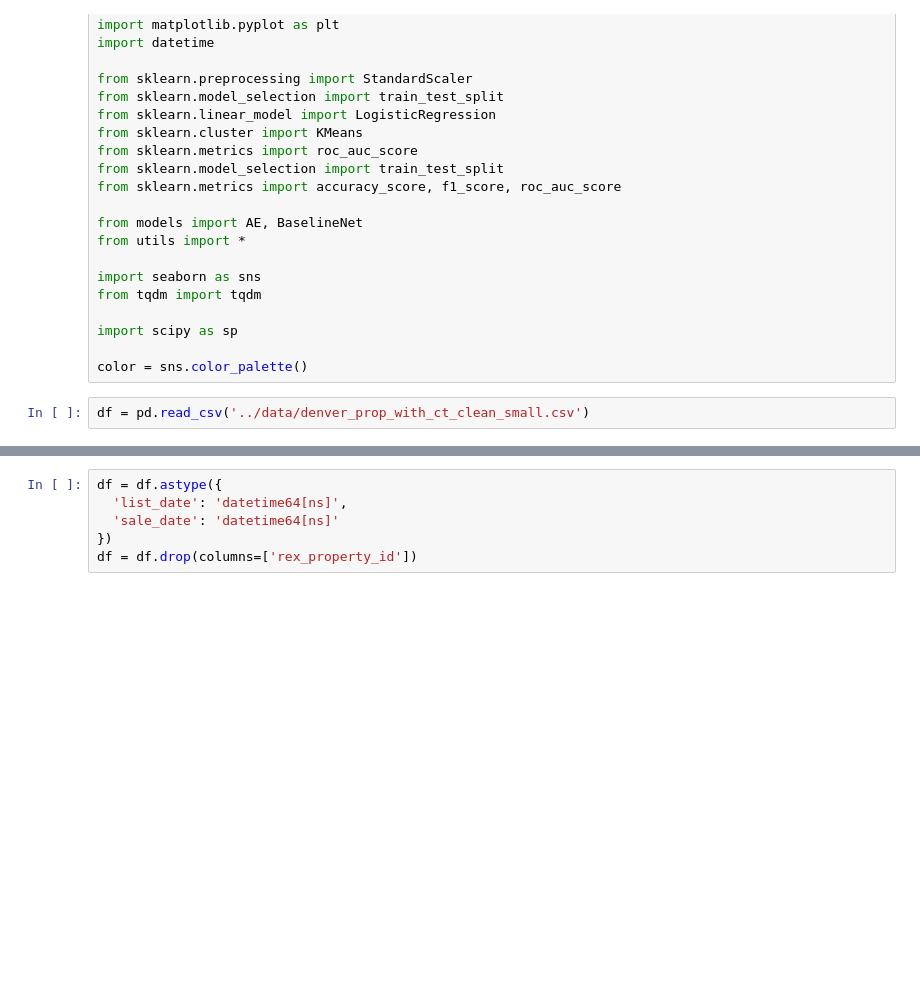
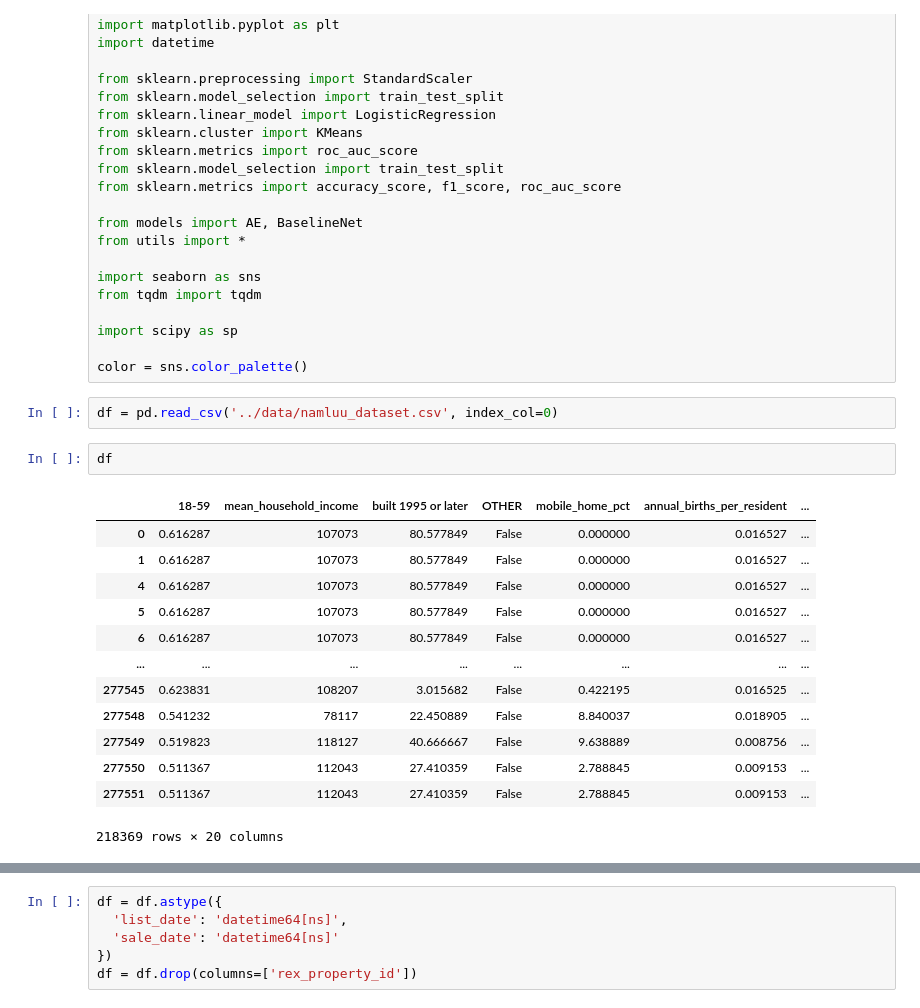
Before and after one commit to luunam/cs297_rex, a Jupyter notebook: notebooks/EM_New Dataset.ipynb, the cells around one changed output, grey strips where cells are left out. Drawn from its saved outputs; the diff is of its cells as text; blank space fills up the shorter version.

```diff
--- a/notebooks/EM_New Dataset.ipynb
+++ b/notebooks/EM_New Dataset.ipynb
@@ -35,4 +35,20 @@ import scipy as sp
 
 color = sns.color_palette()
 # %%
-df = pd.read_csv('../data/denver_prop_with_ct_clean_small.csv')
+df = pd.read_csv('../data/namluu_dataset.csv', index_col=0)
+# %%
+df
+# %% [output]
+|  | 18-59 | mean_household_income | built 1995 or later | OTHER | mobile_home_pct | annual_births_per_resident | ... |
+| 0 | 0.616287 | 107073 | 80.577849 | False | 0.000000 | 0.016527 | ... |
+| 1 | 0.616287 | 107073 | 80.577849 | False | 0.000000 | 0.016527 | ... |
+| 4 | 0.616287 | 107073 | 80.577849 | False | 0.000000 | 0.016527 | ... |
+| 5 | 0.616287 | 107073 | 80.577849 | False | 0.000000 | 0.016527 | ... |
+| 6 | 0.616287 | 107073 | 80.577849 | False | 0.000000 | 0.016527 | ... |
+| ... | ... | ... | ... | ... | ... | ... | ... |
+| 277545 | 0.623831 | 108207 | 3.015682 | False | 0.422195 | 0.016525 | ... |
+| 277548 | 0.541232 | 78117 | 22.450889 | False | 8.840037 | 0.018905 | ... |
+| 277549 | 0.519823 | 118127 | 40.666667 | False | 9.638889 | 0.008756 | ... |
+| 277550 | 0.511367 | 112043 | 27.410359 | False | 2.788845 | 0.009153 | ... |
+| 277551 | 0.511367 | 112043 | 27.410359 | False | 2.788845 | 0.009153 | ... |
+218369 rows × 20 columns
```
Also changed, not shown: parts of 16 cells of this notebook, 6 other files.
